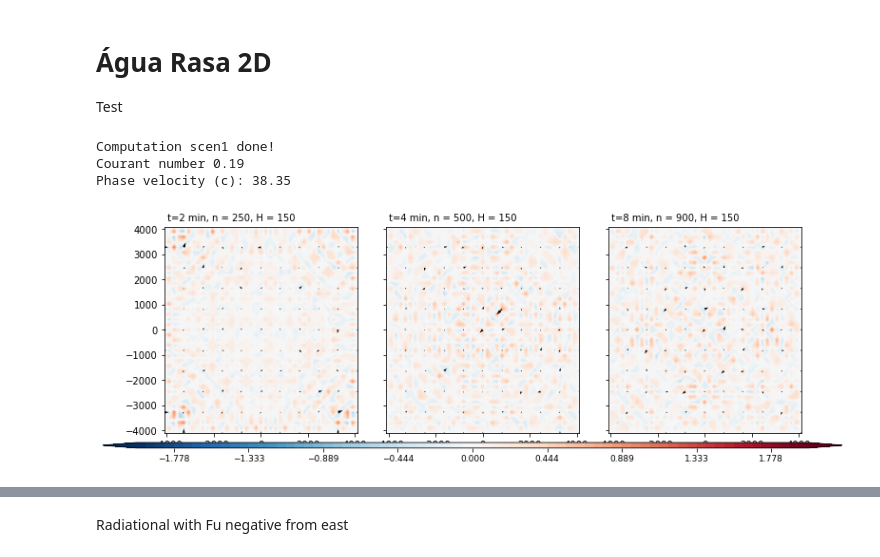
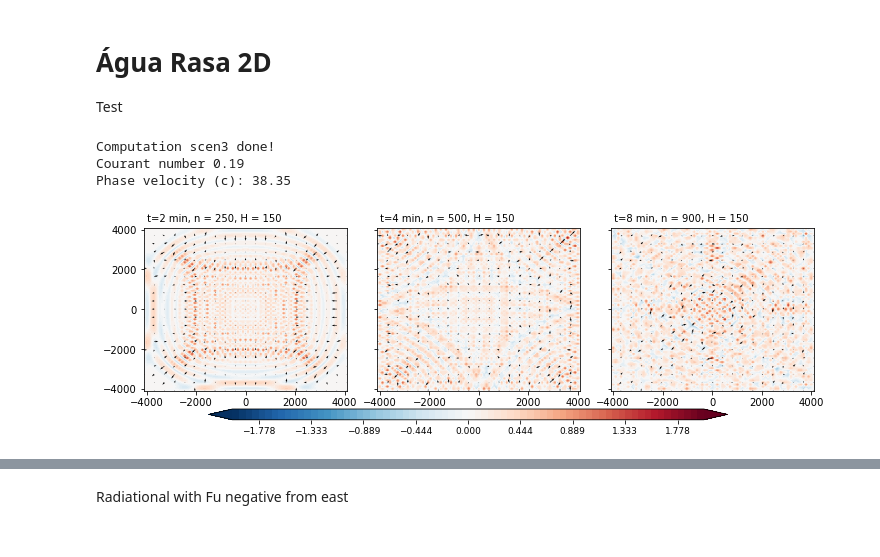
Before and after one commit to adelgadop/Modelagem, a Jupyter notebook: Exercicio_4/Agua_rassa.ipynb, the cells around one changed output, grey strips where cells are left out. Cells and saved outputs as stored; diff of their text form; code cells hidden in the pictures.

```diff
--- a/Exercicio_4/Agua_rassa.ipynb
+++ b/Exercicio_4/Agua_rassa.ipynb
@@ -16,21 +16,22 @@ H = 150               # Height of the fluid [m]
 c = np.sqrt(g*H)
 
 # Conditions
-Nx, Ny, dx, dy, Nt, dt, lat, Nrx, Nry  = 40, 40, 100, 100, 1000, 0.5, -20, 1, 1
+Nx, Ny, dx, dy, Nt, dt, lat, Nrx, Nry  = 80, 80, 100, 100, 1000, 0.5, -20, 1, 1
 """
 scen1: f=0
 scen2: f at -20 degrees as lat
 scen3: beta variation between -4000 to 4000
 """
-cen = 'scen1'
+rad = True          # radiational
+cen = 'scen3'
 arrow = 0.001
 
 if c*dt/dx <= 0.35:
-    scen, x, y, X, Y, u, v, h, Fu, f, beta, div, vor = conditions(cen, lat, Nx, Ny, dx, dy, Nt, Nrx, Nry)
+    scen, x, y, yv, X, Y, u, v, h, Fu, f, beta, div, vor = conditions(cen, lat, Nx, Ny, dx, dy, Nt, Nrx, Nry)
 
-    u, v, h, div, vor = leapfrog(scen, Nx, Ny, Nt, u, v, h, g, dx, dy, dt, H, Fu, f, beta, y, c, div, vor)
+    u, v, h, div, vor = leapfrog(scen, Nx, Ny, Nt, u, v, h, g, dx, dy, dt,
+                                 H, Fu, f, beta, y, yv, c, div, vor, rad)
 
-    t_0 = time.perf_counter()  # For timing the computation loop
     print("Computation " + cen + " done!")
 else:
     print("Oops! CFL > 0.35. Reduce dt or increase dx, dy")
@@ -46,7 +47,8 @@ lvs = list(np.linspace(-2,2,6*12+1))
 n = 1000
 titles = ['f = 0', 'f em -20°S', 'Beta equatorial']
 
-fig, axes = plt.subplots(1,3, figsize=(12,4), sharex=True, sharey=True, gridspec_kw={'wspace':0.15, 'hspace':0.15} )
+fig, axes = plt.subplots(1,3, figsize=(12,3), sharex=True, sharey=True,
+                         gridspec_kw={'wspace':0.15, 'hspace':0.15} )
 for ax, n in zip(axes.flatten(), [250, 500, 900]):
     im = ax.contourf(X, Y, h[n,:,:], cmap=plt.cm.RdBu_r, levels=lvs, extend='both')
     #cbar = fig.colorbar(im, ax=ax, orientation="vertical")
@@ -56,40 +58,47 @@ for ax, n in zip(axes.flatten(), [250, 500, 900]):
         units = "xy", scale = arrow)
     #qk = ax.quiverkey(Q, 0.9, 0.8, 1000, "0.1 m/s", labelpos = "E", coordinates = "figure")
     ax.set_title(" t={:.0f} min, n = {:.0f}, H = {:.0f}".format(dt*n/60, n, H), fontsize=10, loc='left')
-cax = fig.add_axes([.05,.07,0.9,.02]) # left, bottom, width, height
+cax = fig.add_axes([.2,-.01,0.6,.05]) # left, bottom, width, height
 cbar = fig.colorbar(im, cax=cax, orientation='horizontal') # pad, shrink
 cbar.ax.tick_params(labelsize=9)
 
 # animation
+# ---------
 filenames = []
 # plot the line chart
 
 for n in range(1,Nt,2):
     fig, ax = plt.subplots()
     im = ax.contourf(X, Y, h[n,:,:], cmap=plt.cm.RdBu_r, levels=lvs, extend='both')
     fig.colorbar(im, ax=ax, orientation="vertical")
     ax.set_title("t={:.0f} min, passo de tempo = {:.0f}".format(dt*n/60, n), fontsize=10, loc='left')
     Q = ax.quiver(X[::4, ::4], Y[::4, ::4], staged_u[n,::4, ::4], staged_v[n,::4, ::4],
                   units = "xy", scale = arrow)
 
     # create file name and append it to a list
     filename = f'fig/gifs/{n}.png'
     filenames.append(filename)
 
     # save frame
     fig.savefig(filename, dpi=200)
     plt.close() # build gif
 
-with imageio.get_writer('gifs/leap_teste_rig_'+str(H)+'m_'+scen+'.gif', mode='I', duration = 0) as writer:
-    for filename in filenames:
-        image = imageio.imread(filename)
-        writer.append_data(image)
+if rad == True:
+    cf = 'rad'
+
+else:
+    cf = 'rig'
+
+with imageio.get_writer('gifs/leap_teste_'+cf+'_'+str(H)+'m_'+scen+'.gif', mode='I', duration = 0) as writer:
+        for filename in filenames:
+            image = imageio.imread(filename)
+            writer.append_data(image)
 
 # Remove files
 for filename in set(filenames):
     os.remove(filename)
 # %% [output]
-Computation scen1 done!
+Computation scen3 done!
 Courant number 0.19
 Phase velocity (c): 38.35
-[figure, old version]
+[figure, new version]
```
Also changed, not shown: parts of 7 cells of this notebook, 6 other files.
